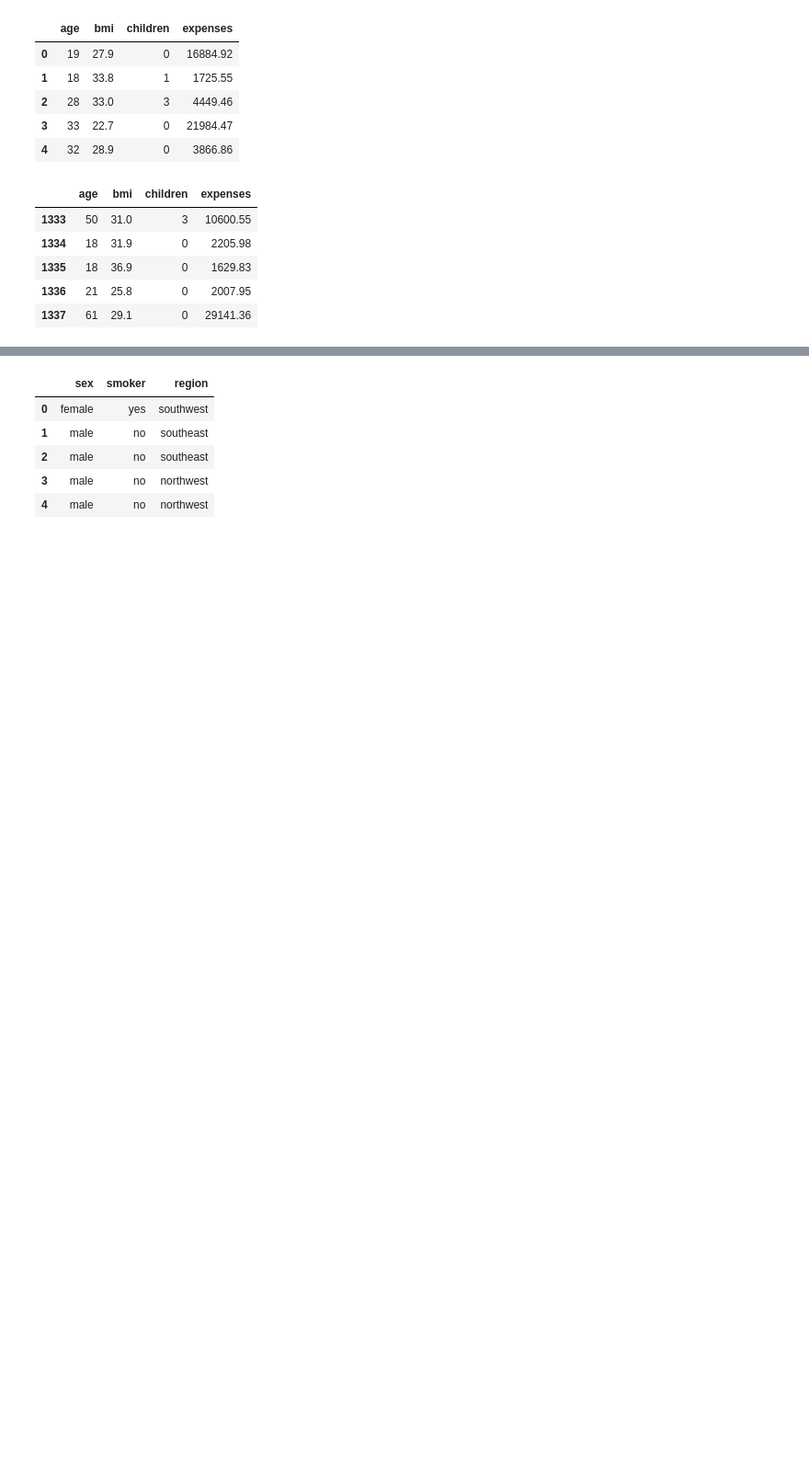
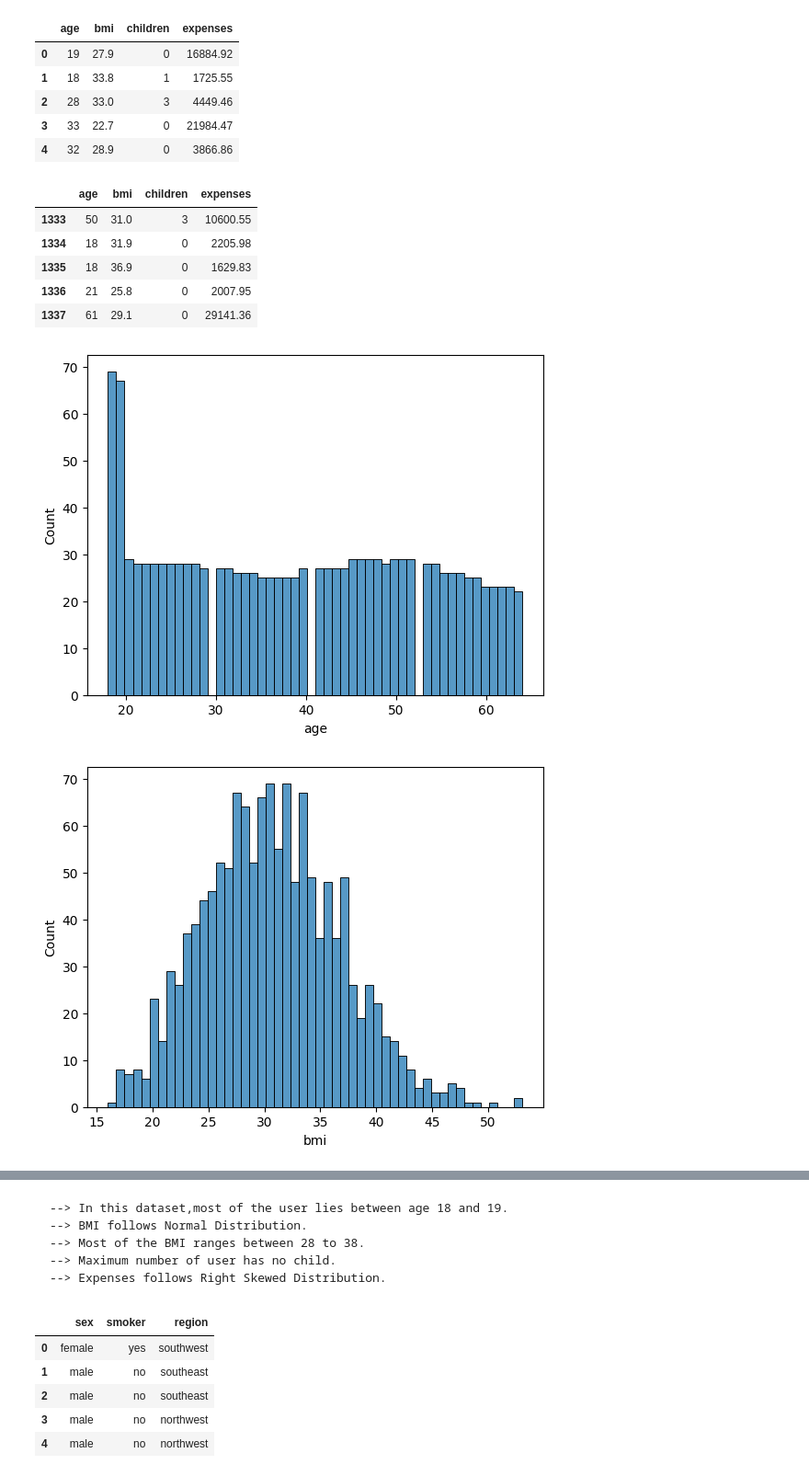
Before and after one commit to iamaakashpal/Insurance-Premium-Prediction, a Jupyter notebook: jupyter_notebook/EDA.ipynb, the cells around one changed output, grey strips where cells are left out. Shown: that part at 92% size. Saved outputs shown, nothing was run; the diff lists cells and outputs as text; code cells hidden in the pictures; blank space fills up the shorter version.

```diff
--- a/jupyter_notebook/EDA.ipynb
+++ b/jupyter_notebook/EDA.ipynb
@@ -31,0 +43,4 @@ dataset
+# %%
+# Dropping Duplicate Values
+
+dataset.drop_duplicates(inplace=True)
@@ -123,3 +152,10 @@ dataset[numerical_feature].tail()
 | 1335 | 18 | 36.9 | 0 | 1629.83 |
 | 1336 | 21 | 25.8 | 0 | 2007.95 |
 | 1337 | 61 | 29.1 | 0 | 29141.36 |
+# %%
+for i in numerical_feature:
+    sns.histplot(x=dataset[i],bins=50)
+    plt.show()
+# %% [output]
+[figure, added]
+[figure, added]
@@ -126,3 +164,9 @@ dataset[numerical_feature].tail()
+# %% [markdown]
+    --> In this dataset,most of the user lies between age 18 and 19.
+    --> BMI follows Normal Distribution.
+    --> Most of the BMI ranges between 28 to 38.
+    --> Maximum number of user has no child.
+    --> Expenses follows Right Skewed Distribution.
 # %%
 # Categorical features.
 
```
Also changed, not shown: parts of 13 cells of this notebook, 1 other file.
